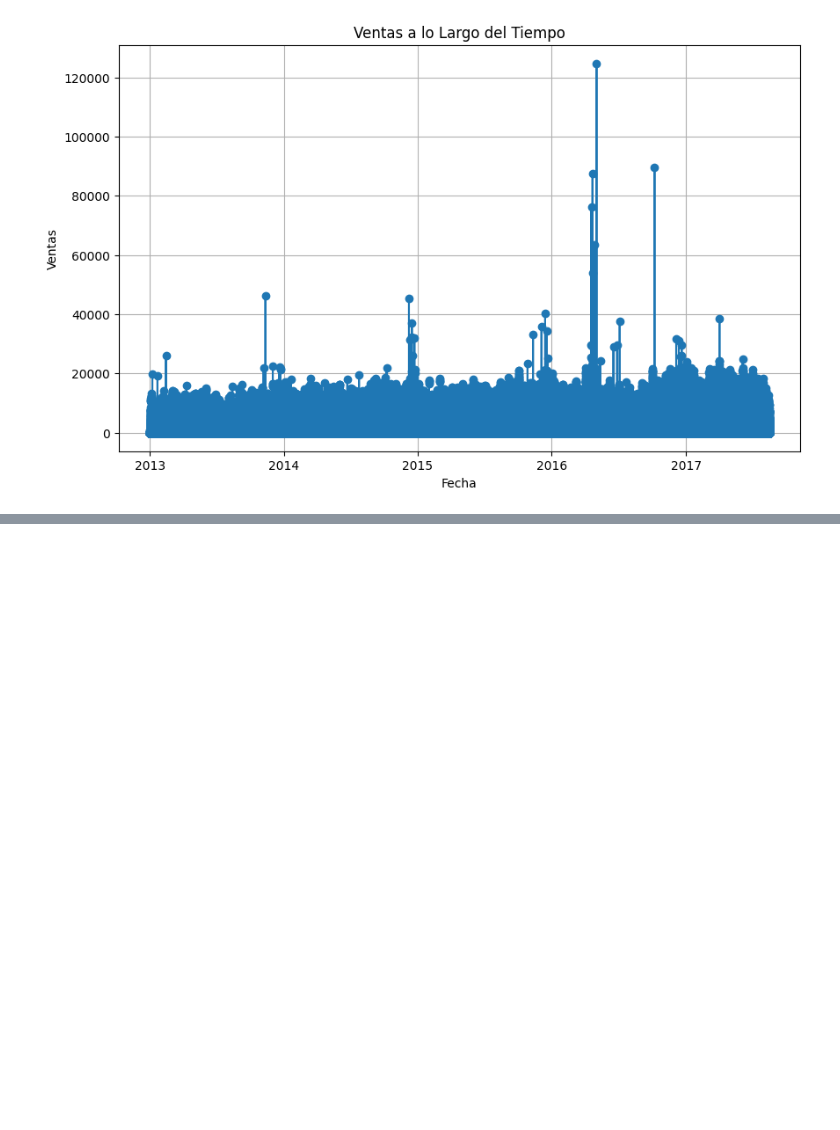
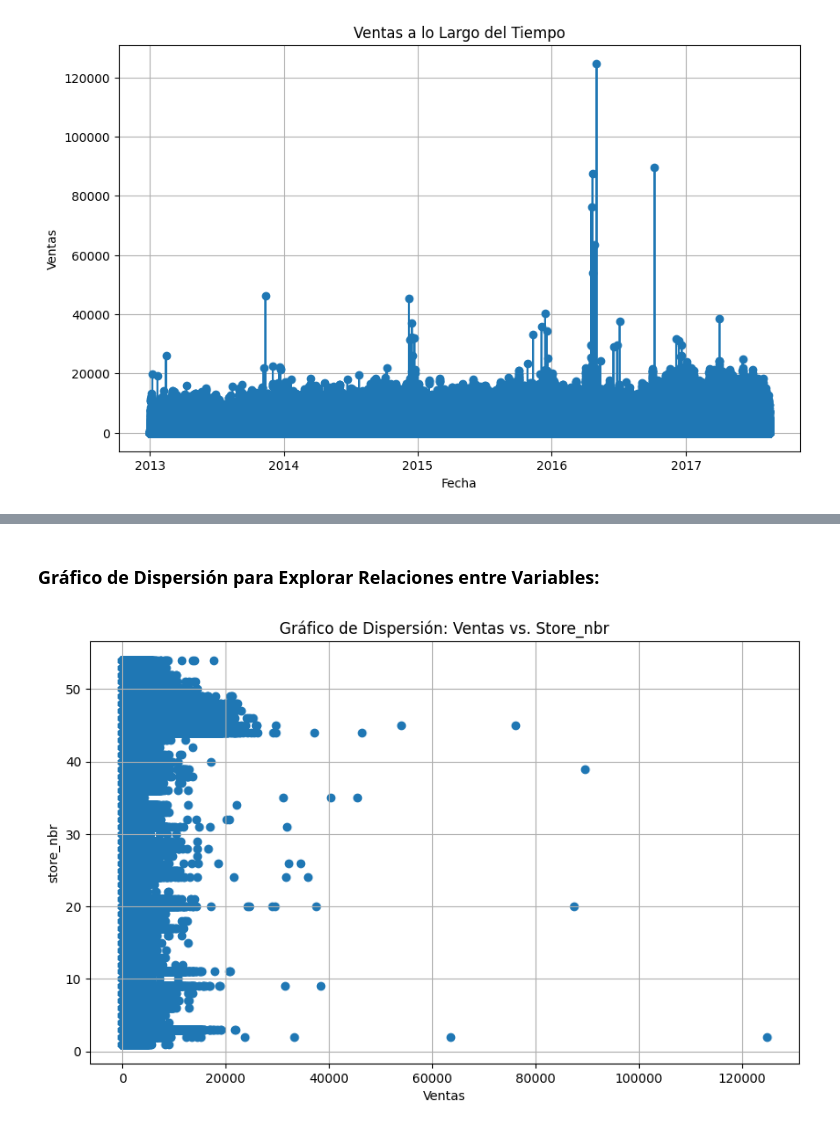
Before and after one commit to Ivo196/storeSales-TimeSeriesForecasting-Kaggle, a Jupyter notebook: Store Sales - Time Series Forecasting.ipynb, the cells around one changed output, grey strips where cells are left out. Cells and saved outputs as stored; diff of their text form; code cells hidden in the pictures; blank space fills up the shorter version.

```diff
--- a/Store Sales - Time Series Forecasting.ipynb
+++ b/Store Sales - Time Series Forecasting.ipynb
@@ -156,0 +155,13 @@ ModuleNotFoundError: No module named 'seaborn'
+# %% [markdown]
+### Gráfico de Dispersión para Explorar Relaciones entre Variables:
+# %%
+# Crea un gráfico de dispersión
+plt.figure(figsize=(10, 6))
+plt.scatter(train['sales'], train['store_nbr'])
+plt.title('Gráfico de Dispersión: Ventas vs. Store_nbr')
+plt.xlabel('Ventas')
+plt.ylabel('store_nbr')
+plt.grid(True)
+plt.show()
+# %% [output]
+[figure, added]
```
Also changed, not shown: parts of 6 cells of this notebook.
